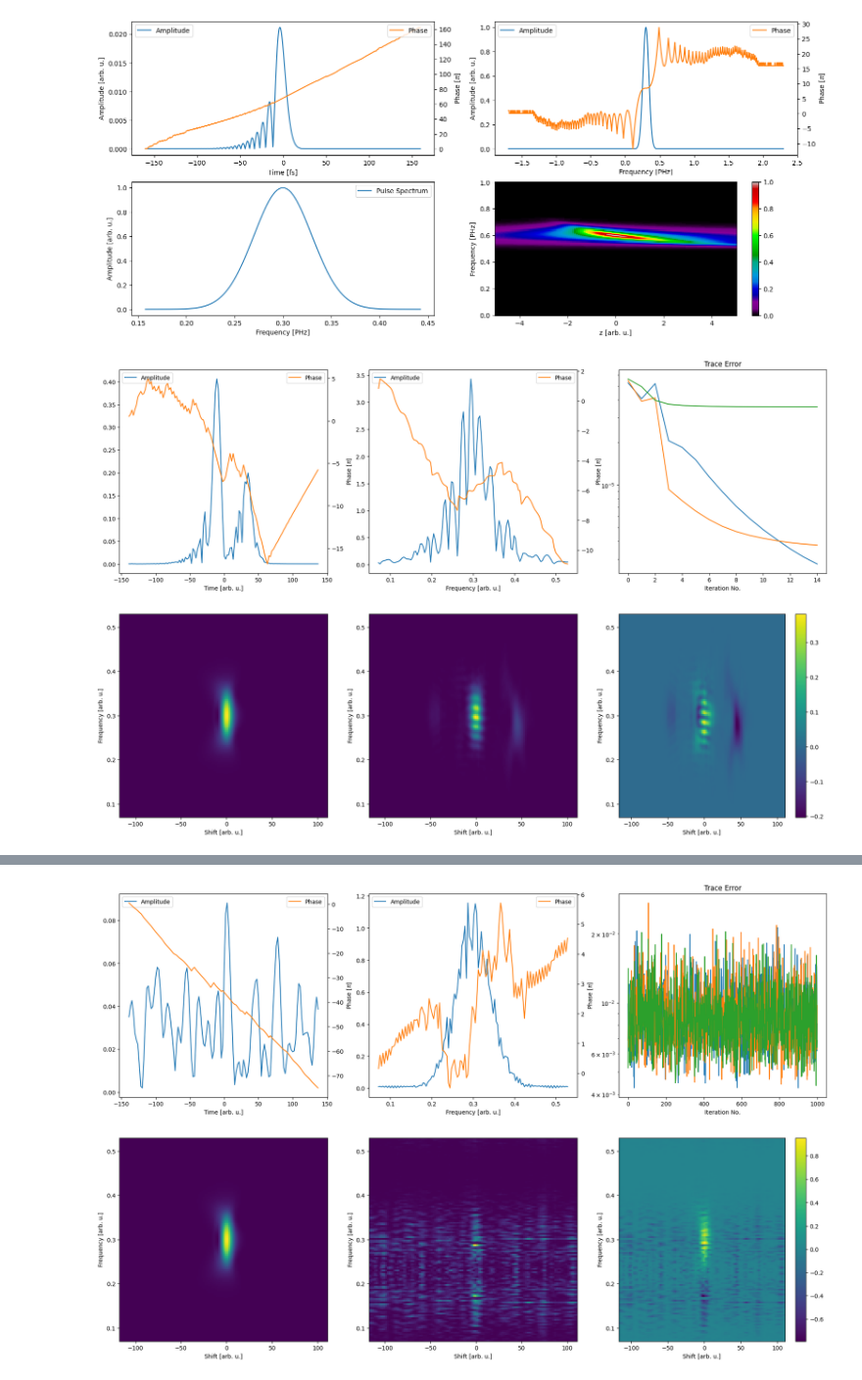
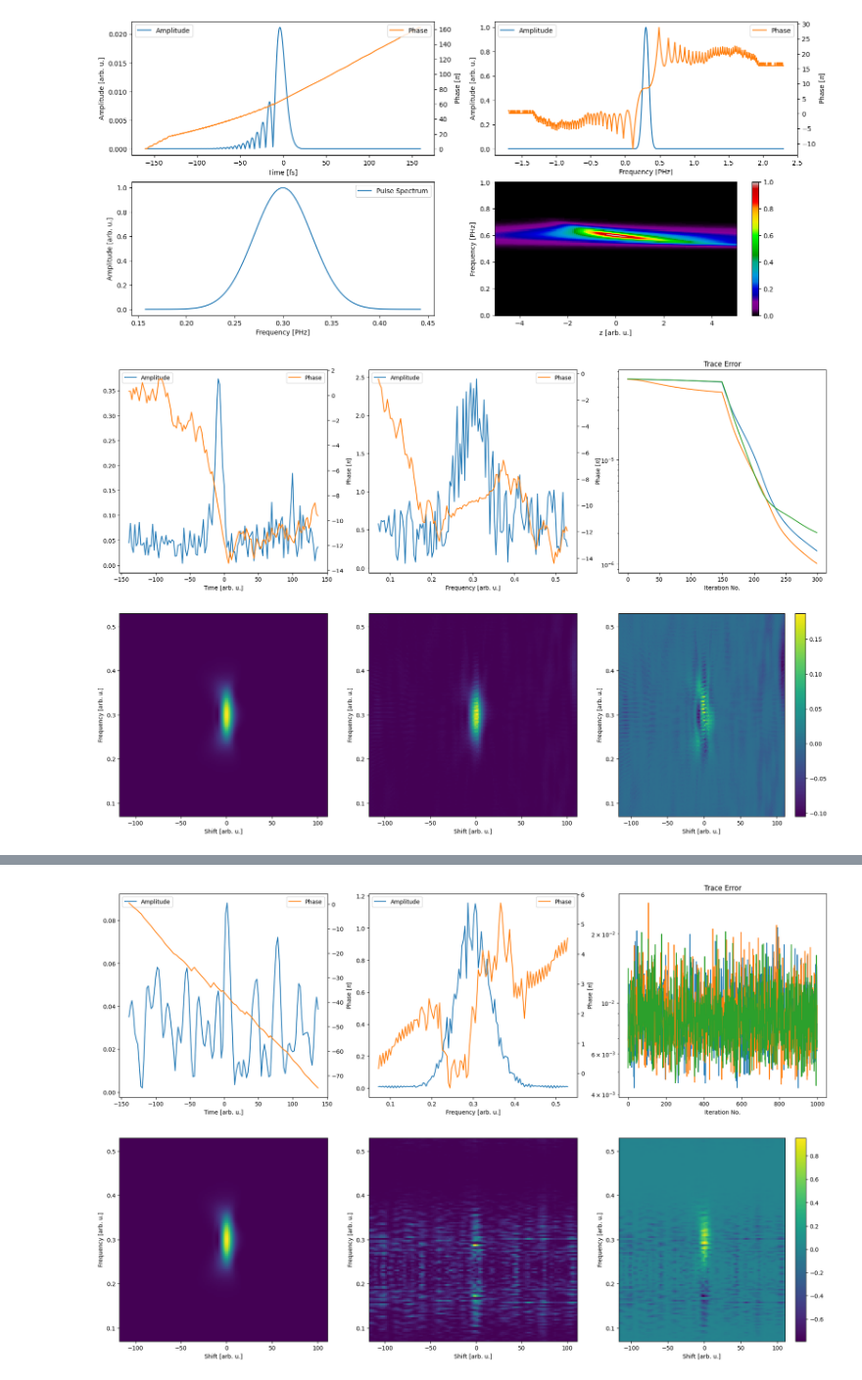
Before and after one commit to matillda123/Pulse-Retrieval-with-JAX, a Jupyter notebook: _usage_example.ipynb, the cells around one changed output, grey strips where cells are left out. Shown at 98% size. Cells and saved outputs as stored; diff of their text form; code cells hidden in the pictures.

Commit message:
Unified local/global iteration in copra and tdp. Some issues remain though (e.g. get_s_prime, ...)

```diff
--- a/_usage_example.ipynb
+++ b/_usage_example.ipynb
@@ -101,45 +101,50 @@ from classic_algorithms_frog import Vanilla, LSGPA, GeneralizedProjection, TimeD
 
 # # gp.lbfgs_memory = 3
 
 # # gp.use_copra_style_step_scaling = False
 
 
 # final_result = gp.run(population, 15)
 # gp.plot_results(final_result)
 
 
 
 
 
 
-# tdp = TimeDomainPtychography(time, frequency, trace, "pg", "rPIE", xfrog=False)
+# tdp = TimeDomainPtychography(time, frequency, trace, "pg", "ePIE", xfrog="doubleblind")
 # population = tdp.create_initial_population(population_size=3, guess_type="random")
 
 # tdp.alpha = 0.1
 # tdp.gamma = 0.1
 
 # tdp.lbfgs_memory = 15
-# tdp.use_conjugate_gradients = False#"fletcher_reeves"
+# tdp.conjugate_gradients = False#"fletcher_reeves"
 
-# tdp.global_hessian = "lbfgs"
-# tdp.use_linesearch = False#"backtracking"
+# tdp.global_hessian = False #"diagonal" #"lbfgs"
+# tdp.use_linesearch = False #"wolfe"
 
-# final_result = tdp.run(population, 10, 100)
+# final_result = tdp.run(population, 150, 500)
 # tdp.plot_results(final_result)
 
 
 
 
 
+copra = COPRA(time, frequency, trace, "pg", ifrog=False)#, xfrog="doubleblind")
+population = copra.create_initial_population(population_size=3, guess_type="random")
 
-# copra = COPRA(time, frequency, trace, "pg", ifrog=False, xfrog=False)
-# population = copra.create_initial_population(population_size=3, guess_type="random")
-# #copra.use_linesearch = "backtracking"
-# copra.beta=1
-# copra.gamma=0.25
-# copra.xi=1e-12
-# copra.global_hessian=False#"diagonal"
-# final_result = copra.run(population, 50, 150)
-# copra.plot_results(final_result)
+copra.use_linesearch = False #"wolfe"
+
+copra.gamma_local=1
+copra.gamma_global=0.25
+copra.adaptive_scaling = "linear"
+copra.xi=1e-12
+
+copra.local_hessian=False
+copra.global_hessian=False#"diagonal"
+
+final_result = copra.run(population, 150, 150)
+copra.plot_results(final_result)
 # %% [output]
-[figure, old version]
+[figure, new version]
```
Also changed, not shown: parts of 8 cells of this notebook, 11 other files.
